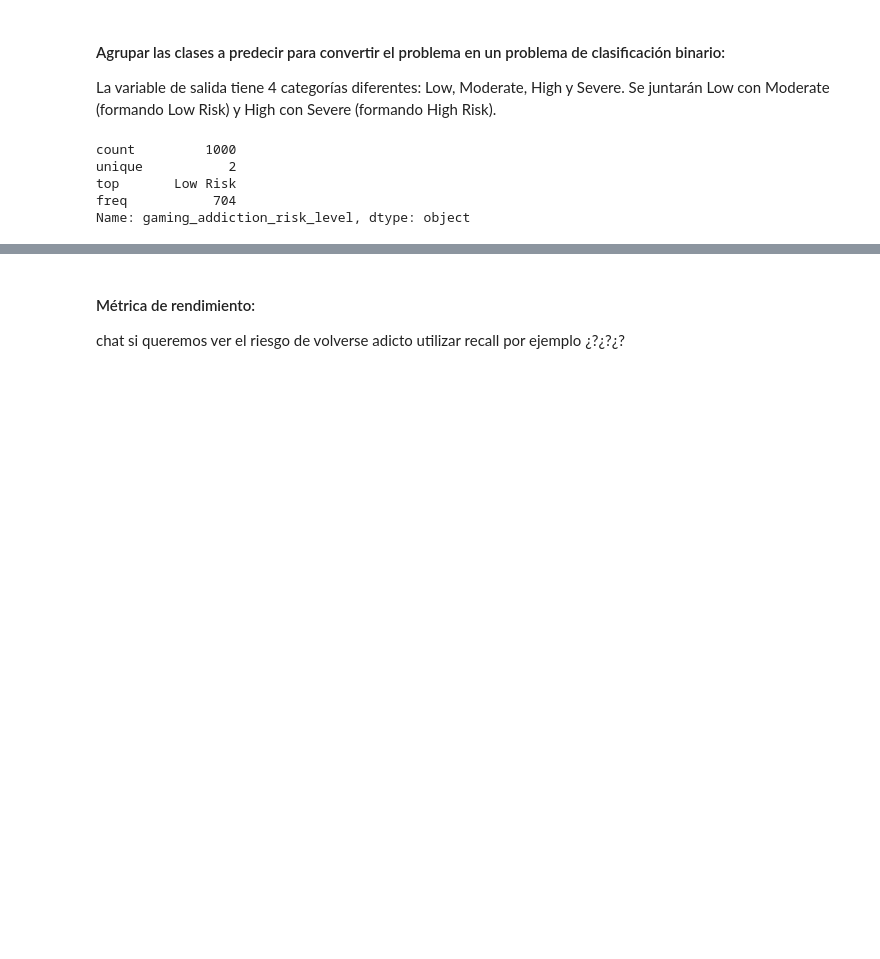
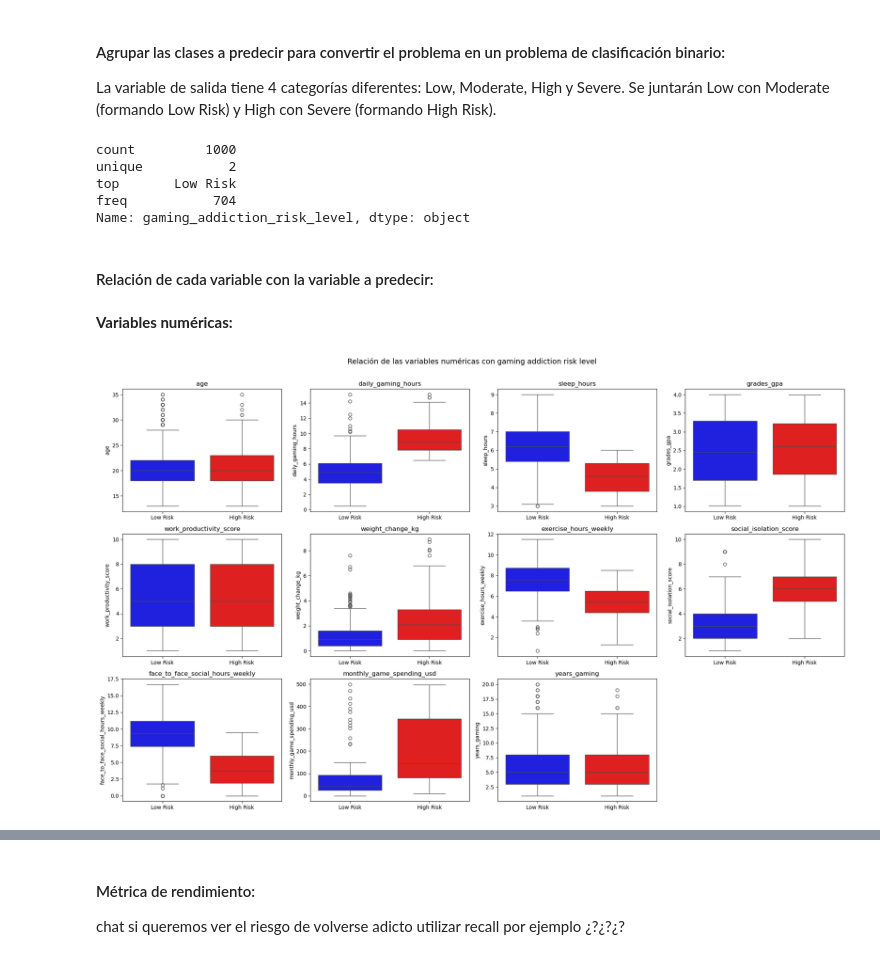
Before and after one commit to Miguelon1708/Trabajo-Mineria, a Jupyter notebook: main.ipynb, the cells around one changed output, grey strips where cells are left out. Saved outputs shown, nothing was run; the diff lists cells and outputs as text; code cells hidden in the pictures; blank space fills up the shorter version.

Commit message:
Graficas para cada variable con la variable objetivo añadidas

```diff
--- a/main.ipynb
+++ b/main.ipynb
@@ -90,3 +90,41 @@ unique           2
 top       Low Risk
 freq           704
 Name: gaming_addiction_risk_level, dtype: object
+# %% [markdown]
+#### Relación de cada variable con la variable a predecir:
+# %%
+datos_plot = X.copy()
+datos_plot[variable_salida] = y
+
+vars_numericas = [
+    'age', 'daily_gaming_hours', 'sleep_hours', 'grades_gpa',
+    'work_productivity_score', 'weight_change_kg', 'exercise_hours_weekly',
+    'social_isolation_score', 'face_to_face_social_hours_weekly',
+    'monthly_game_spending_usd', 'years_gaming'
+]
+
+vars_categoricas = [
+    'gender', 'game_genre', 'sleep_quality', 'sleep_disruption_frequency',
+    'academic_work_performance', 'mood_state', 'mood_swing_frequency',
+    'withdrawal_symptoms', 'loss_of_other_interests',
+    'continued_despite_problems', 'eye_strain', 'back_neck_pain'
+]
+
+colores_clases = {'Low Risk': 'blue', 'High Risk': 'red'}
+# %% [markdown]
+**Variables numéricas:**
+# %%
+fig, axes = plt.subplots(3, 4, figsize=(20, 12))
+axes = axes.flatten()
+
+for i, var in enumerate(vars_numericas):
+    sns.boxplot(data=datos_plot, x=variable_salida, y=var, palette=colores_clases, order=['Low Risk', 'High Risk'], ax=axes[i])
+    axes[i].set_title(var)
+    axes[i].set_xlabel('')
+
+axes[-1].set_visible(False) # sobra un subplot
+
+fig.suptitle('Relación de las variables numéricas con gaming addiction risk level', fontsize=14, y=1.01)
+plt.tight_layout()
+# %% [output]
+[figure, added]
```
Also changed, not shown: parts of 2 cells of this notebook.
